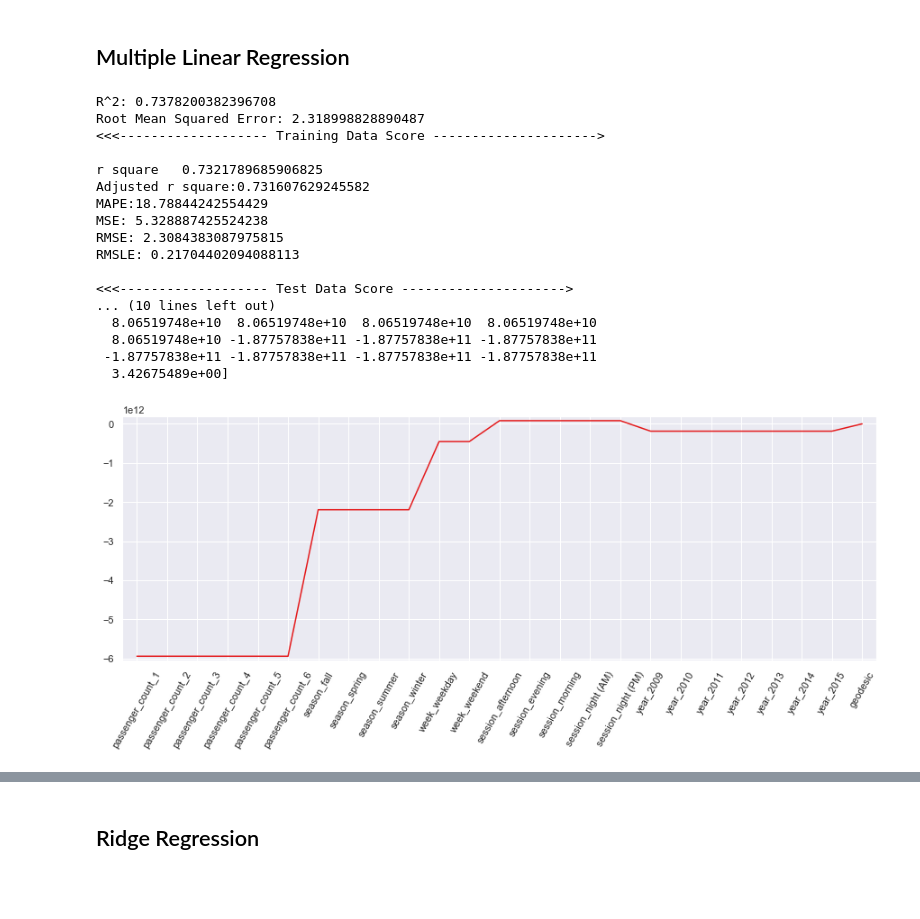
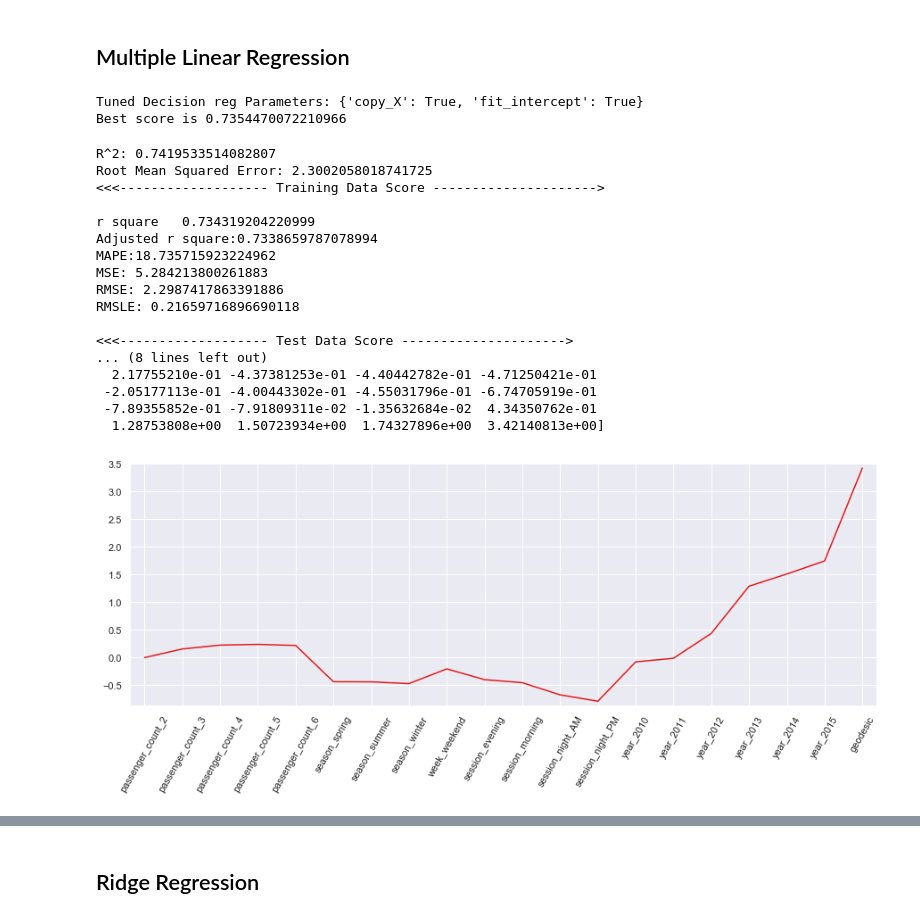
Before and after one commit to Akshaypatil7/Cab-Fare-Prediction, a Jupyter notebook: Cab Fare Prediction Using Python.ipynb, the cells around one changed output, grey strips where cells are left out. Saved outputs shown, nothing was run; the diff lists cells and outputs as text; code cells hidden in the pictures; blank space fills up the shorter version.

```diff
--- a/Cab Fare Prediction Using Python.ipynb
+++ b/Cab Fare Prediction Using Python.ipynb
@@ -815,6 +812,7 @@ def g(x):
         return 'winter'
 # %%
 def h(x):
+    ''' for week:weekday/weekend in a day_of_week column '''
     if (x >=0) and (x <= 4):
         return 'weekday'
     elif (x >=5) and (x <=6 ):
@@ -895,3 +909,6 @@ test.head()
+# %%
+train=train.drop(['passenger_count_1','season_fall','week_weekday','session_afternoon','year_2009'],axis=1)
+test=test.drop(['passenger_count_1','season_fall','week_weekday','session_afternoon','year_2009'],axis=1)
 # %% [markdown]
 #### 3.Feature Engineering for latitude and longitude variable
 -  As we have latitude and longitude data for pickup and dropoff, we will find the distance the cab travelled from pickup and dropoff location.
@@ -1144,10 +1143,16 @@ Imputing row 15601/15660 with 0 missing, elapsed time: 100.857
     Linear models assume feature independence.
     And if features are correlated that could introduce bias into our models.
 # %%
-# cat_var=['year','month','day_of_week','hour','passenger_count']
-# num_var=['fare_amount','geodesic']
-# train[cat_var]=train[cat_var].apply(lambda x: x.astype('category') )
-# # test[cat_var]=test[cat_var].apply(lambda x: x.astype('category') )  ,'passenger_count'  'day_of_month'
+cat_var=['passenger_count_2',
+       'passenger_count_3', 'passenger_count_4', 'passenger_count_5',
+       'passenger_count_6', 'season_spring', 'season_summer',
+       'season_winter', 'week_weekend',
+       'session_evening', 'session_morning', 'session_night_AM',
+       'session_night_PM', 'year_2010', 'year_2011',
+       'year_2012', 'year_2013', 'year_2014', 'year_2015']
+num_var=['fare_amount','geodesic']
+train[cat_var]=train[cat_var].apply(lambda x: x.astype('category') )
+test[cat_var]=test[cat_var].apply(lambda x: x.astype('category') )
 # %% [markdown]
 -  We will plot a Heatmap of correlation whereas, correlation measures how strongly 2 quantities are related to each other.
 # %%
@@ -1181,7 +1228,6 @@ for i in cat_var:
 # %%
 #ANOVA _1)+C(passenger_count_2)+C(passenger_count_3)+C(passenger_count_4)+C(passenger_count_5)+C(passenger_count_6)
-model = ols('fare_amount ~ C(year)+C(month)+C(day_of_month)+C(day_of_week)+C(hour)+C(passenger_count)',
-                data=train).fit()
+model = ols('fare_amount ~ C(passenger_count_2)+C(passenger_count_3)+C(passenger_count_4)+C(passenger_count_5)+C(passenger_count_6)+C(season_spring)+C(season_summer)+C(season_winter)+C(week_weekend)+C(session_night_AM)+C(session_night_PM)+C(session_evening)+C(session_morning)+C(year_2010)+C(year_2011)+C(year_2012)+C(year_2013)+C(year_2014)+C(year_2015)',data=train).fit()
 
 aov_table = sm.stats.anova_lm(model)
 aov_table
@@ -1296,52 +1397,71 @@ def test_scores(model):
     print('RMSLE:',rmsle(y_test,y_pred))
 # %% [markdown]
 ## Multiple Linear Regression
+# %%
+# Setup the parameters and distributions to sample from: param_dist
+param_dist = {'copy_X':[True, False],
+          'fit_intercept':[True,False]}
+# Instantiate a Decision reg classifier: reg
+reg = LinearRegression()
+
+# Instantiate the gridSearchCV object: reg_cv
+reg_cv = GridSearchCV(reg, param_dist, cv=5,scoring='r2')
+
+# Fit it to the data
+reg_cv.fit(X, y)
+
+# Print the tuned parameters and score
+print("Tuned Decision reg Parameters: {}".format(reg_cv.best_params_))
+print("Best score is {}".format(reg_cv.best_score_))
+# %% [output]
+Tuned Decision reg Parameters: {'copy_X': True, 'fit_intercept': True}
+Best score is 0.7354470072210966
 # %%
 # Create the regressor: reg_all
-reg_all = LinearRegression()
+reg_all = LinearRegression(copy_X= True, fit_intercept=True)
 
 # Fit the regressor to the training data
 reg_all.fit(X_train,y_train)
 
 # Predict on the test data: y_pred
 y_pred = reg_all.predict(X_test)
 
 # Compute and print R^2 and RMSE
 print("R^2: {}".format(reg_all.score(X_test, y_test)))
 rmse = np.sqrt(mean_squared_error(y_test,y_pred))
 print("Root Mean Squared Error: {}".format(rmse))
 test_scores(reg_all)
 
 # Compute and print the coefficients
 reg_coef = reg_all.coef_
 print(reg_coef)
 
 # Plot the coefficients
 plt.figure(figsize=(15,5))
 plt.plot(range(len(test.columns)), reg_coef)
 plt.xticks(range(len(test.columns)), test.columns.values, rotation=60)
 plt.margins(0.02)
 plt.savefig('linear coefficients')
 plt.show()
 # %% [output]
-R^2: 0.7378200382396708
-Root Mean Squared Error: 2.318998828890487
+R^2: 0.7419533514082807
+Root Mean Squared Error: 2.3002058018741725
 <<<------------------- Training Data Score --------------------->
 
-r square   0.7321789685906825
-Adjusted r square:0.731607629245582
-MAPE:18.78844242554429
-MSE: 5.328887425524238
-RMSE: 2.3084383087975815
-RMSLE: 0.21704402094088113
+r square   0.734319204220999
+Adjusted r square:0.7338659787078994
+MAPE:18.735715923224962
+MSE: 5.284213800261883
+RMSE: 2.2987417863391886
+RMSLE: 0.21659716896690118
 
 <<<------------------- Test Data Score --------------------->
-... (10 lines left out)
-  8.06519748e+10  8.06519748e+10  8.06519748e+10  8.06519748e+10
-  8.06519748e+10 -1.87757838e+11 -1.87757838e+11 -1.87757838e+11
- -1.87757838e+11 -1.87757838e+11 -1.87757838e+11 -1.87757838e+11
-  3.42675489e+00]
+... (8 lines left out)
+  2.17755210e-01 -4.37381253e-01 -4.40442782e-01 -4.71250421e-01
+ -2.05177113e-01 -4.00443302e-01 -4.55031796e-01 -6.74705919e-01
+ -7.89355852e-01 -7.91809311e-02 -1.35632684e-02  4.34350762e-01
+  1.28753808e+00  1.50723934e+00  1.74327896e+00  3.42140813e+00]
-[figure, old version]
+[figure, new version]
 # %%
 from sklearn.model_selection import cross_val_score
 # Create a linear regression object: reg
```
Also changed, not shown: parts of 86 cells of this notebook, 1 other file.
